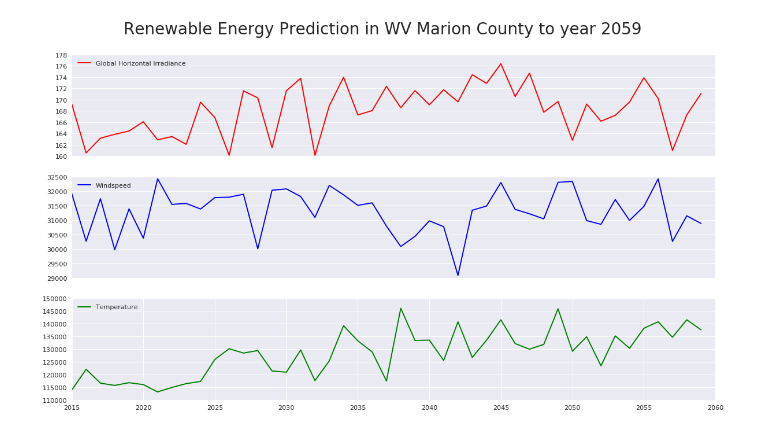
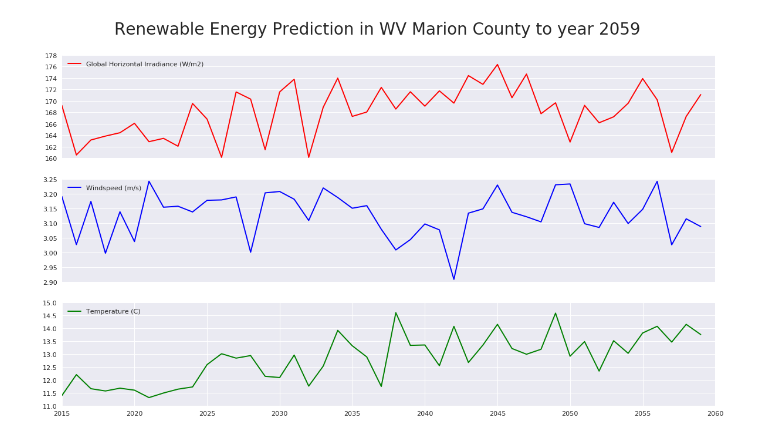
Before and after one commit to HighTechnologyFoundation/HTFCloudFellows, a Jupyter notebook: Sup3rCC Analysis/sup3rCC_Analysis.ipynb, the cells around one changed output. Drawn from its saved outputs; the diff is of its cells as text; code cells hidden in the pictures.

Commit message:
make changes to plot

```diff
--- a/Sup3rCC Analysis/sup3rCC_Analysis.ipynb
+++ b/Sup3rCC Analysis/sup3rCC_Analysis.ipynb
@@ -34,7 +34,7 @@ with alive_bar(loop_total_num, force_tty=True, title='Running', length=20, bar =
             time_index = pd.to_datetime(ds['time_index'][...].astype(str))
             meta = pd.DataFrame(ds.meta.data)
             WV_MarionCounty_index = meta[(meta['state'] == b'West Virginia') & (meta['county'] == b'Marion')].index[0]
-            attr = [v for k, v in new_dict.items() if climate == k]
+            attr = [v for k, v in climate_attr_dict.items() if climate == k]
             attr = ','.join(map(str, attr))
             subset = ds[attr][:, WV_MarionCounty_index].load()
             data = pd.DataFrame({f"{attr}" : subset}, index = time_index)
@@ -46,20 +46,21 @@ group_data = final_data.groupby(final_data.index.year).mean()
 group_data.head()
 # %%
 import matplotlib.pyplot as plt
+
 plt.style.use('seaborn-v0_8-darkgrid')
 fig, axs = plt.subplots(3, figsize=(16,9), sharex=True)
 fig.suptitle('Renewable Energy Prediction in WV Marion County to year 2059', fontsize = 25)
-axs[0].plot(group_data.ghi, color = 'r', label = "Global Horizontal Irradiance")
+axs[0].plot(group_data.ghi, color = 'r', label = "Global Horizontal Irradiance (W/m2)")
 axs[0].legend(loc="upper left")
 axs[0].get_xaxis().set_visible(False)
-axs[1].plot(group_data.windspeed_10m, color = 'b', label = "Windspeed")
+axs[1].plot(group_data.windspeed_10m / 10000, color = 'b', label = "Windspeed (m/s)")
 axs[1].legend(loc="upper left")
 axs[1].get_xaxis().set_visible(False)
-axs[2].plot(group_data.temperature_2m, color = 'g', label = "Temperature")
+axs[2].plot(group_data.temperature_2m / 10000, color = 'g', label = "Temperature (C)")
 axs[2].legend(loc="upper left")
 plt.xticks(range(2015, 2065, 5))
 plt.ticklabel_format(style='plain', axis='x', useOffset=False)
-#plt.savefig("Renewable Energy Prediction.png")
+plt.savefig("Renewable Energy Prediction.png")
 plt.show()
 # %% [output]
-[figure, old version]
+[figure, new version]
```
